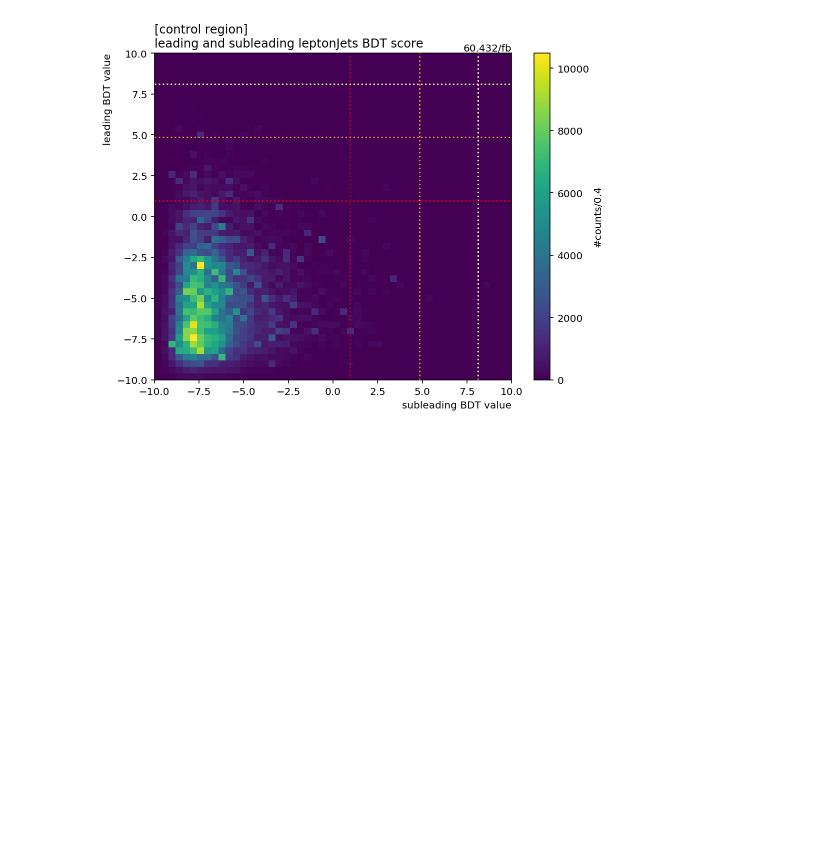
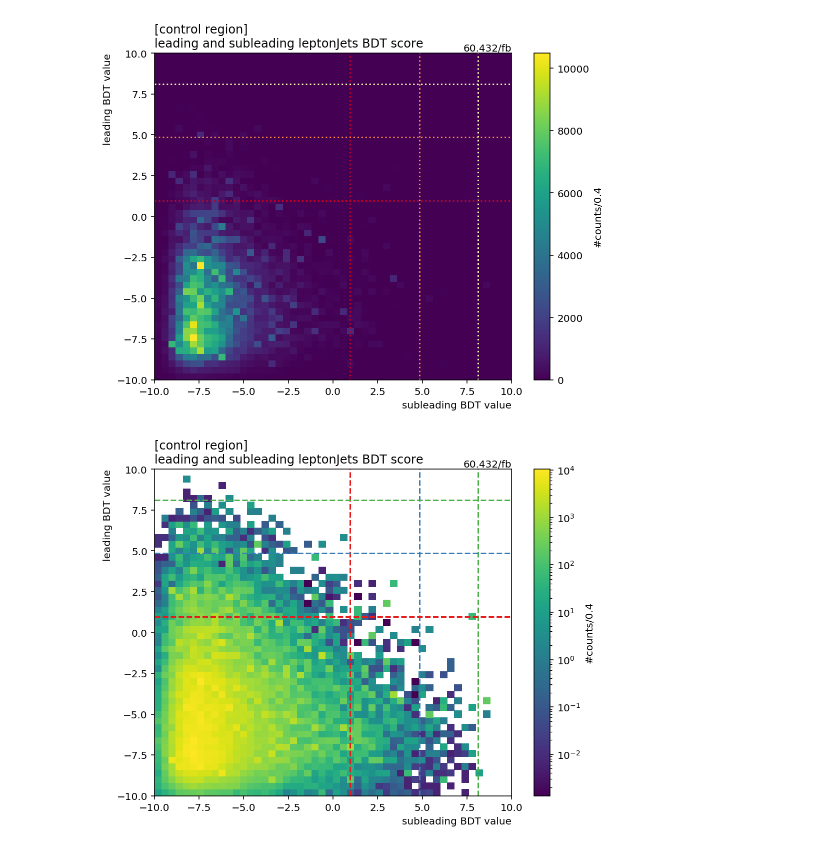
Before and after one commit to pietro14/FireHydrant, a Jupyter notebook: Notebooks/MC/Background/bdtscore.ipynb, the cells around one changed output. Saved outputs shown, nothing was run; the diff lists cells and outputs as text; code cells hidden in the pictures; blank space fills up the shorter version.

Commit message:
add log plots for 2D BDT score

```diff
--- a/Notebooks/MC/Background/bdtscore.ipynb
+++ b/Notebooks/MC/Background/bdtscore.ipynb
@@ -121,3 +121,20 @@ ax.vlines([looseval, mediumval, tightval], -10, 10, colors=['#bd0026', '#fd8d3c'
 ax.hlines([looseval, mediumval, tightval], -10, 10, colors=['#bd0026', '#fd8d3c', '#ffffb2'], ls=':');
 # %% [output]
 [figure]
+# %%
+from matplotlib.colors import LogNorm
+fig, ax = plt.subplots(figsize=(8, 6))
+hist.plot2d(output['mva_cat'].sum('cat'), xaxis='mva1', ax=ax, patch_opts=dict(norm=LogNorm()))
+ax.text(1,1,'60.432/fb', ha='right', va='bottom', transform=ax.transAxes)
+ax.set_title('[control region]\nleading and subleading leptonJets BDT score', x=0.0, ha="left")
+ax.set_xlabel(ax.get_xlabel(), x=1.0, ha="right")
+ax.set_ylabel(ax.get_ylabel(), y=1.0, ha="right")
+
+# add lines
+looseval = 0.9512947797775269
+mediumval = 4.848821640014648
+tightval = 8.108936309814453
+ax.vlines([looseval, mediumval, tightval], -10, 10, colors=['#e41a1c', '#377eb8', '#4daf4a'], ls='--')
+ax.hlines([looseval, mediumval, tightval], -10, 10, colors=['#e41a1c', '#377eb8', '#4daf4a'], ls='--');
+# %% [output]
+[figure, added]
```
